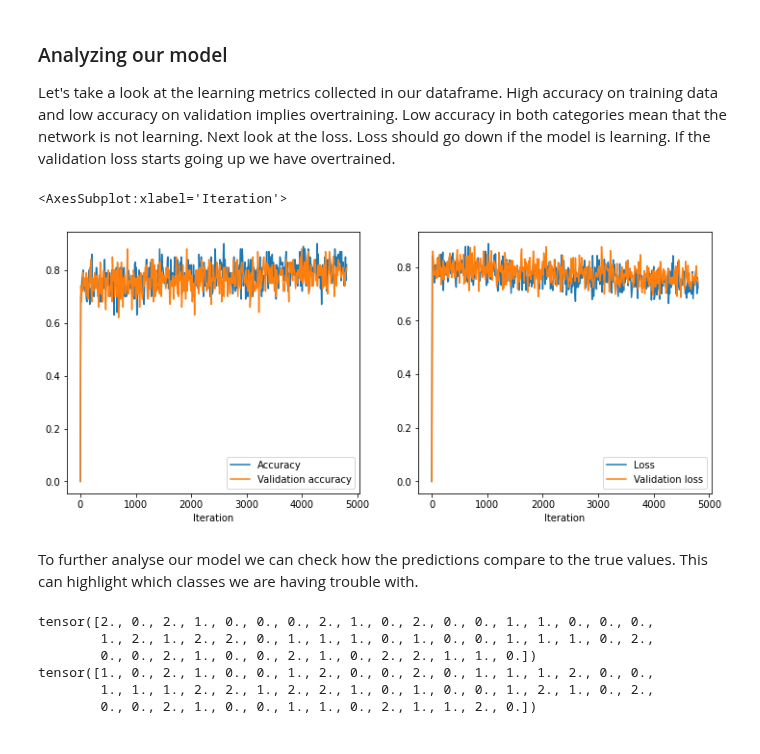
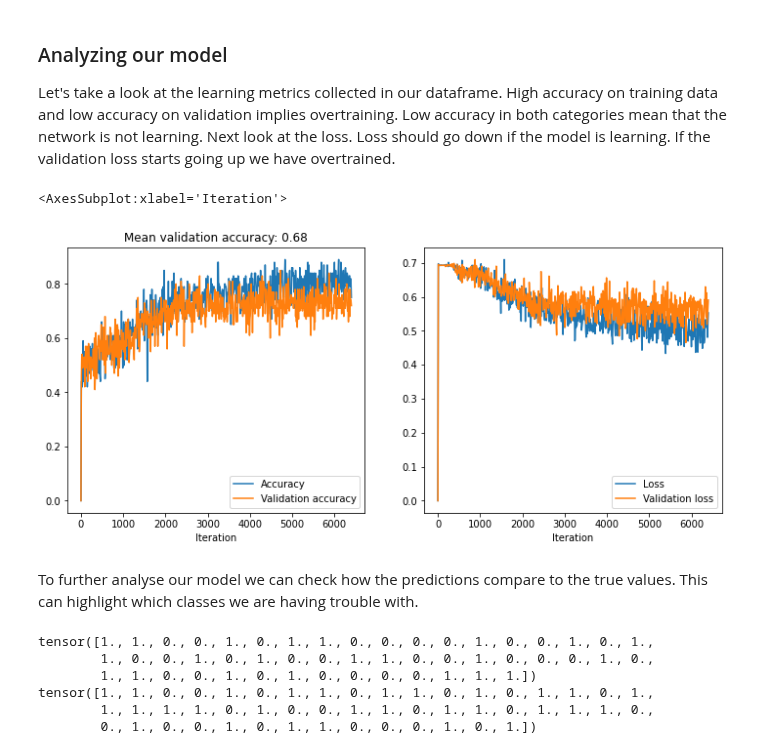
Before and after one commit to choisant/imcalML, a Jupyter notebook: notebooks/CNN_simple.ipynb, the cells around one changed output. Saved outputs shown, nothing was run; the diff lists cells and outputs as text; code cells hidden in the pictures.

```diff
--- a/notebooks/CNN_simple.ipynb
+++ b/notebooks/CNN_simple.ipynb
@@ -24,7 +25,7 @@ VAL_PCT = 0.2 #The percentage of the data to be used as the validation set.
 N_EVENTS = 10000 #Number of events to process for each class. If higher than the available number of events an exception will be raised.
 MODEL_NAME = "jet_nr-" + str(int(time.time())) #A unique name for the model
 print(MODEL_NAME)
-N_JETS = [0, 2, 3] #A list containing the classes of n number of jets we wish to train for
+N_JETS = [2, 3] #A list containing the classes of n number of jets we wish to train for
 OUTPUTS = len(N_JETS) #The number of output nodes in the net, equal to the number of classes
 DATAPATH = "../data/histograms/" #The path to the folder containing the histogram files
 RES = 80 #resolution
@@ -47,11 +48,11 @@ class CalorimeterDataset(Dataset):
         label = self.img_labels[idx]
         return image, label
 
-def load_pickle_file(path, file_name):
+def load_pickle_file(path:str, file_name:str):
     #Outputs the pickle file as a numpy array
     return np.array(pickle.load(open(path + file_name, 'rb') ))
 
-def label_maker(njets, nevents):
+def label_maker(njets:list, nevents:int):
     #Creates labels for the classes. The first class gets value [1, 0, .., 0], the next [0, 1, ..., 0] etc
     a = torch.zeros(nevents*len(njets), len(njets), dtype=torch.int)
     for i in range(len(njets)):
@@ -59,12 +60,12 @@ def label_maker(njets, nevents):
             a[nevents*i + j][i] = 1
     return a
 
-def normalize(AA, batchsize):
+def normalize(AA, batchsize:int):
     #Normalises the histograms to ensure that the net gets inputs in the range (0, 1)
     AA = AA.view(AA.size(0), -1)
     AA -= AA.min(1, keepdim=True)[0]
     AA /= AA.max(1, keepdim=True)[0]
-    AA = AA.view(batchsize, 80, 80, 1)
+    AA = AA.view(batchsize, RES, RES, 1)
     return AA
 
 def load_data(input_files, data_path):
@@ -72,16 +73,18 @@ def load_data(input_files, data_path):
     val_size = int(N_EVENTS*VAL_PCT)
     train_size = int(N_EVENTS*(1-VAL_PCT))
 
-    Cal_train = torch.cat(
-                    [torch.tensor(load_pickle_file(data_path, input_files[i])[0:train_size]) for i in range(len(input_files))]
-                    ).unsqueeze(3).float().to(CUDA)
+    data = [load_pickle_file(data_path, input_files[i]) for i in range(len(input_files))]
+    for i in range(len(data)):
+        item = data[i]
+        np.random.shuffle(item)
+        data[i] = Tensor(item)
+
+    Cal_train = torch.cat([data[i][0:train_size] for i in range(len(input_files))]).unsqueeze(3).float().to(CUDA)
     Cal_train = normalize(Cal_train, len(Cal_train))
     labels_train = label_maker(N_JETS, train_size).float().to(CUDA)
     print(len(Cal_train), len(labels_train)) #Double check that these match
 
-    Cal_test = torch.cat(
-                    [torch.tensor(load_pickle_file(data_path, input_files[i])[(train_size+1):(train_size+1+val_size)]) for i in range(len(input_files))]
-                    ).unsqueeze(3).float().to(CUDA)
+    Cal_test = torch.cat([data[i][(train_size+1):(train_size+1+val_size)] for i in range(len(input_files))]).unsqueeze(3).float().to(CUDA)
     Cal_test = normalize(Cal_test, len(Cal_test))
     labels_test = label_maker(N_JETS, val_size).float().to(CUDA)
     print(len(Cal_test), len(labels_test)) #Double check that these match
@@ -235,18 +238,19 @@ tensor([[0.3390, 0.3199, 0.3411]], device='cuda:0', grad_fn=<SoftmaxBackward0>)
 # %%
-#Set learning rate
+#Set learning rate, optimizer, loss function and start training
 optimizer = optim.Adam(net.parameters(), lr=0.0001)
 loss_function = nn.CrossEntropyLoss()
-training_results = train(net, traindata, testdata, 100, 20)
+training_results = train(net, traindata, testdata, 100, 40)
 # %% [markdown]
 ### Analyzing our model
 Let's take a look at the learning metrics collected in our dataframe. High accuracy on training data and low accuracy on validation implies overtraining. Low accuracy in both categories mean that the network is not learning. Next look at the loss. Loss should go down if the model is learning. If the validation loss starts going up we have overtrained.
 # %%
 fig, axs = plt.subplots(nrows = 1, ncols = 2, figsize = (12, 5))
-training_results.plot("Iteration", ["Accuracy", "Validation accuracy"], ax=axs[0])
+training_results.plot("Iteration", ["Accuracy", "Validation accuracy"], ax=axs[0],
+                    title="Mean validation accuracy: " + str(round(training_results["Validation accuracy"].mean(), 2)))
 training_results.plot("Iteration", ["Loss", "Validation loss"], ax=axs[1])
 # %% [output]
 <AxesSubplot:xlabel='Iteration'>
-[figure, old version]
+[figure, new version]
 # %% [markdown]
 To further analyse our model we can check how the predictions compare to the true values. This can highlight which classes we are having trouble with.
 # %%
@@ -255,12 +259,12 @@ confusion = pd.DataFrame(dict(zip(["Truth", "Predictions"], [truth, preds])))
 print(preds[:50])
 print(truth[:50])
 # %% [output]
-tensor([2., 0., 2., 1., 0., 0., 0., 2., 1., 0., 2., 0., 0., 1., 1., 0., 0., 0.,
-        1., 2., 1., 2., 2., 0., 1., 1., 1., 0., 1., 0., 0., 1., 1., 1., 0., 2.,
-        0., 0., 2., 1., 0., 0., 2., 1., 0., 2., 2., 1., 1., 0.])
-tensor([1., 0., 2., 1., 0., 0., 1., 2., 0., 0., 2., 0., 1., 1., 1., 2., 0., 0.,
-        1., 1., 1., 2., 2., 1., 2., 2., 1., 0., 1., 0., 0., 1., 2., 1., 0., 2.,
-        0., 0., 2., 1., 0., 0., 1., 1., 0., 2., 1., 1., 2., 0.])
+tensor([1., 1., 0., 0., 1., 0., 1., 1., 0., 0., 0., 0., 1., 0., 0., 1., 0., 1.,
+        1., 0., 0., 1., 0., 1., 0., 0., 1., 1., 0., 0., 1., 0., 0., 0., 1., 0.,
+        1., 1., 0., 0., 1., 0., 1., 0., 0., 0., 0., 1., 1., 1.])
+tensor([1., 1., 0., 0., 1., 0., 1., 1., 0., 1., 1., 0., 1., 0., 1., 1., 0., 1.,
+        1., 1., 1., 1., 0., 1., 0., 0., 1., 1., 0., 1., 1., 0., 1., 1., 1., 0.,
+        0., 1., 0., 0., 1., 0., 1., 1., 0., 0., 0., 1., 0., 1.])
 # %%
 from sklearn.metrics import confusion_matrix
 import seaborn as sn
```
Also changed, not shown: parts of 7 cells of this notebook, 1 other file.
